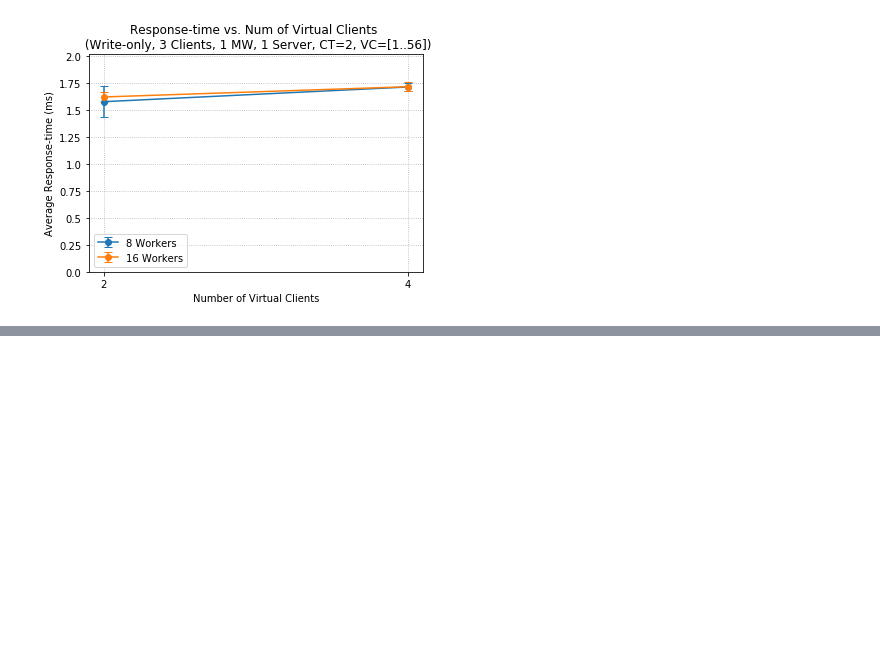
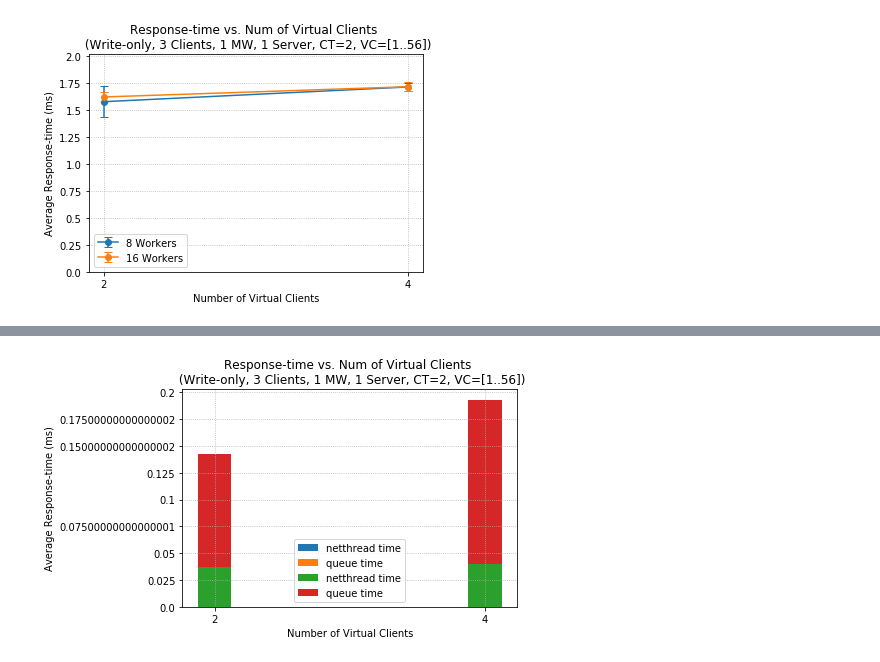
Before and after one commit to florianmorath/ASL_project, a Jupyter notebook: scripts/2_BaselineWithMW/plot_mw-logs_one_mw.ipynb, the cells around one changed output, grey strips where cells are left out. Saved outputs shown, nothing was run; the diff lists cells and outputs as text; code cells hidden in the pictures; blank space fills up the shorter version.

```diff
--- a/scripts/2_BaselineWithMW/plot_mw-logs_one_mw.ipynb
+++ b/scripts/2_BaselineWithMW/plot_mw-logs_one_mw.ipynb
@@ -164,0 +237,4 @@ f.savefig("/Users/florianmorath/Desktop/ASL_project/scripts/2_BaselineWithMW/pro
+# %%
+# read data into pandas dataframe
+df_b = pd.read_csv(base_path + 'one_mw_rt_breakdown.csv')
+df_b
@@ -164,0 +247,30 @@ f.savefig("/Users/florianmorath/Desktop/ASL_project/scripts/2_BaselineWithMW/pro
+# %%
+f = plt.figure()
+plt.title("Response-time vs. Num of Virtual Clients \n (Write-only, 3 Clients, 1 MW, 1 Server, CT=2, VC=[1..56])")
+
+for worker in worker_list:
+    # extract values of interest
+    df_b_cut = df_b[(df_b.worker == worker)]
+
+    vcs = df_b_cut['client']
+    net_time = df_b_cut['read_netthreadTime']
+    queue_time = df_b_cut['read_queueTime']
+
+    width = 0.25       # the width of the bars: can also be len(x) sequence
+    p1 = plt.bar(vcs, net_time, width, label='netthread time')
+    p2 = plt.bar(vcs, queue_time, width, bottom=net_time, label='queue time')
+
+plt.grid(linestyle = "dotted")
+plt.ylabel("Average Response-time (ms)")
+plt.xlabel("Number of Virtual Clients")
+plt.xticks([0] + np.array(vcs))
+plt.ylim(bottom=0)
+plt.legend()
+
+ax = plt.gca()
+ax.yaxis.set_major_formatter(tick.FuncFormatter(y_fmt))
+
+plt.show()
+f.savefig("/Users/florianmorath/Desktop/ASL_project/scripts/2_BaselineWithMW/processed_data/one_mw/"+date+"/one_mw_rt_breakdown_read.png", dpi = 150)
+# %% [output]
+[figure, added]
```
Also changed, not shown: parts of 7 cells of this notebook, 3 other files.
